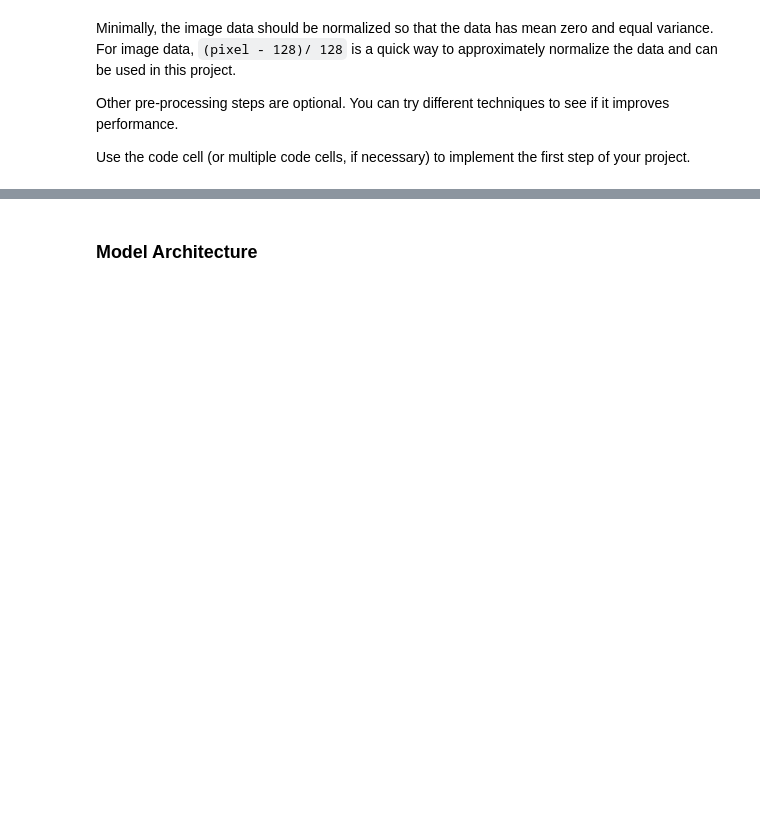
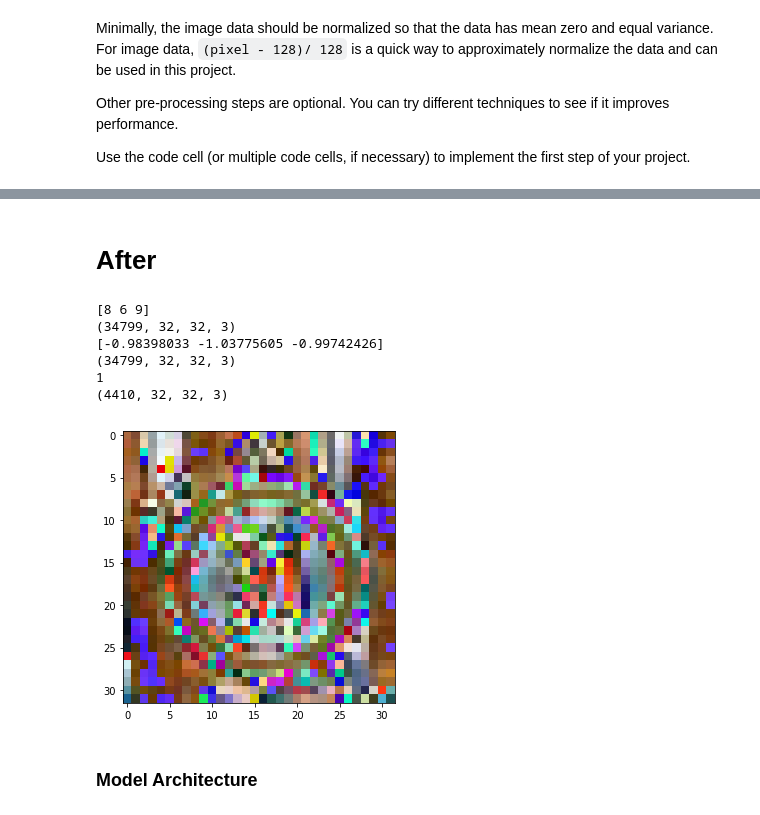
Before and after one commit to erick291992/CarND-Traffic-Sign-Classifier-Project, a Jupyter notebook: Traffic_Sign_Classifier.ipynb, the cells around one changed output, grey strips where cells are left out. Drawn from its saved outputs; the diff is of its cells as text; code cells hidden in the pictures; blank space fills up the shorter version.

```diff
--- a/Traffic_Sign_Classifier.ipynb
+++ b/Traffic_Sign_Classifier.ipynb
@@ -173,3 +223,37 @@ import tensorflow as tf
+# %% [markdown]
+# After
+# %%
+print(X_train[0,0,0])
+X_train = preprocess(X_train)
+X_train = normalize_image(X_train)
+print(X_train.shape)
+print(X_train[0,0,0])
+# from numpy import newaxis
+# X_train = X_train[..., newaxis]
+print(X_train.shape)
+image = X_train[index].squeeze()
+
+plt.figure(figsize=(5,5))
+plt.imshow(image)
+print(y_train[index])
+
+X_valid = preprocess(X_valid)
+X_valid = normalize_image(X_valid)
+# X_valid = X_valid[..., newaxis]
+print(X_valid.shape)
+
+
+# # X_test = preprocess(X_valid)
+# # X_test = X_test[..., newaxis]
+# # print(X_test.shape)
+# %% [output]
+[8 6 9]
+(34799, 32, 32, 3)
+[-0.98398033 -1.03775605 -0.99742426]
+(34799, 32, 32, 3)
+1
+(4410, 32, 32, 3)
+[figure, added]
 # %% [markdown]
 ### Model Architecture
 # %%
```
Also changed, not shown: parts of 21 cells of this notebook, 3 other files.
